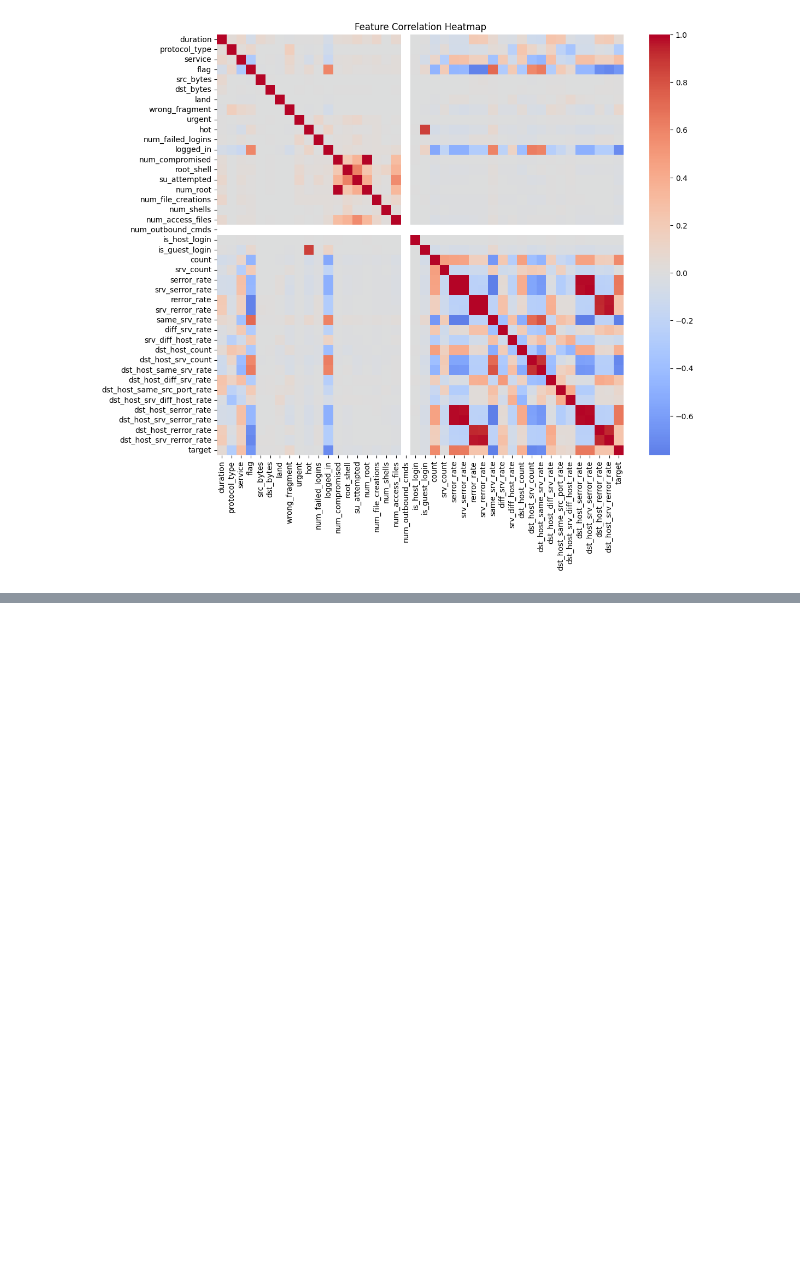
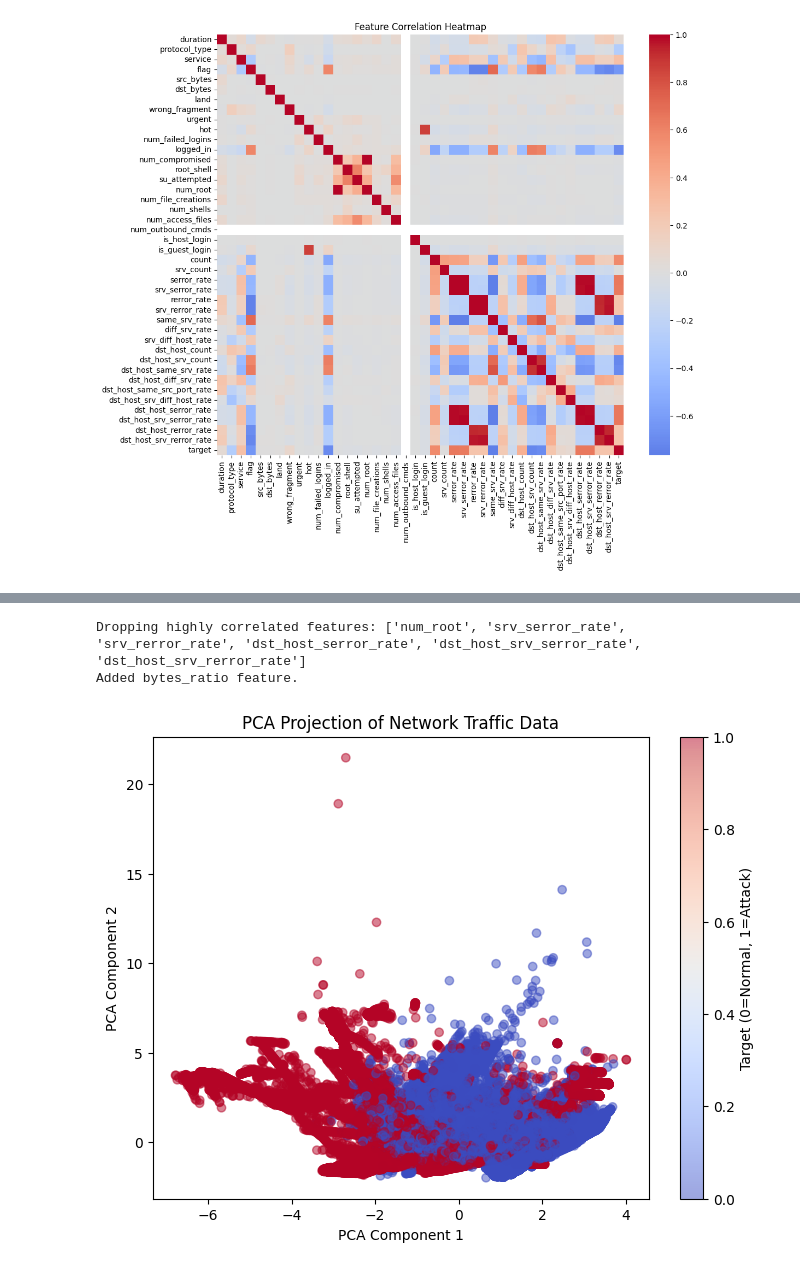
Before and after one commit to ishaq2321/Network-Traffic-Anomaly-Detection, a Jupyter notebook: network_traffic_anomaly_detection.ipynb, the cells around one changed output, grey strips where cells are left out. Saved outputs shown, nothing was run; the diff lists cells and outputs as text; code cells hidden in the pictures; blank space fills up the shorter version.

Commit message:
Add feature selection, new feature creation, and PCA visualization

```diff
--- a/network_traffic_anomaly_detection.ipynb
+++ b/network_traffic_anomaly_detection.ipynb
@@ -151,0 +159,31 @@ src_bytes     -0.007715  235.067453
+# %%
+# Feature Selection: Remove highly correlated features (optional)
+# Calculate correlation matrix and drop features with correlation > 0.95
+corr_matrix = train_df.drop('target', axis=1).corr().abs()
+upper = corr_matrix.where(np.triu(np.ones(corr_matrix.shape), k=1).astype(bool))
+to_drop = [column for column in upper.columns if any(upper[column] > 0.95)]
+print(f"Dropping highly correlated features: {to_drop}")
+train_df_reduced = train_df.drop(columns=to_drop)
+test_df_reduced = test_df.drop(columns=to_drop)
+
+# Optionally, create new features (example: src_bytes to dst_bytes ratio)
+if 'src_bytes' in train_df_reduced.columns and 'dst_bytes' in train_df_reduced.columns:
+    train_df_reduced['bytes_ratio'] = train_df_reduced['src_bytes'] / (train_df_reduced['dst_bytes'] + 1)
+    test_df_reduced['bytes_ratio'] = test_df_reduced['src_bytes'] / (test_df_reduced['dst_bytes'] + 1)
+    print("Added bytes_ratio feature.")
+
+# Dimensionality Reduction with PCA for visualization
+from sklearn.decomposition import PCA
+pca = PCA(n_components=2, random_state=42)
+X_pca = pca.fit_transform(train_df_reduced.drop('target', axis=1))
+plt.figure(figsize=(8,6))
+plt.scatter(X_pca[:,0], X_pca[:,1], c=train_df_reduced['target'], cmap='coolwarm', alpha=0.5)
+plt.xlabel('PCA Component 1')
+plt.ylabel('PCA Component 2')
+plt.title('PCA Projection of Network Traffic Data')
+plt.colorbar(label='Target (0=Normal, 1=Attack)')
+plt.show()
+# %% [output]
+Dropping highly correlated features: ['num_root', 'srv_serror_rate', 'srv_rerror_rate', 'dst_host_serror_rate', 'dst_host_srv_serror_rate', 'dst_host_srv_rerror_rate']
+Added bytes_ratio feature.
+[figure, added]
```
Also changed, not shown: parts of 1 cell of this notebook.
